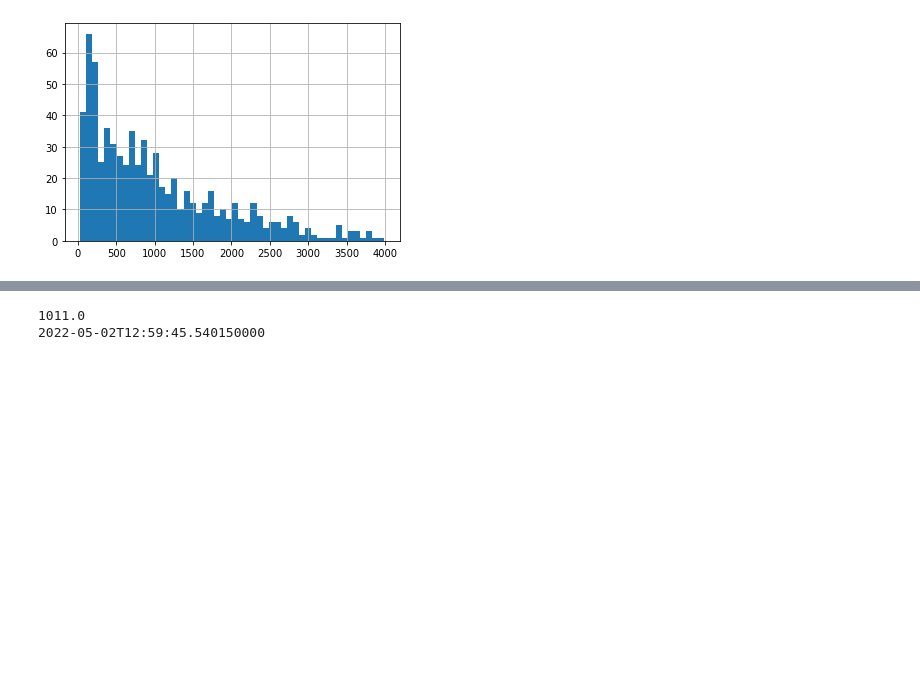
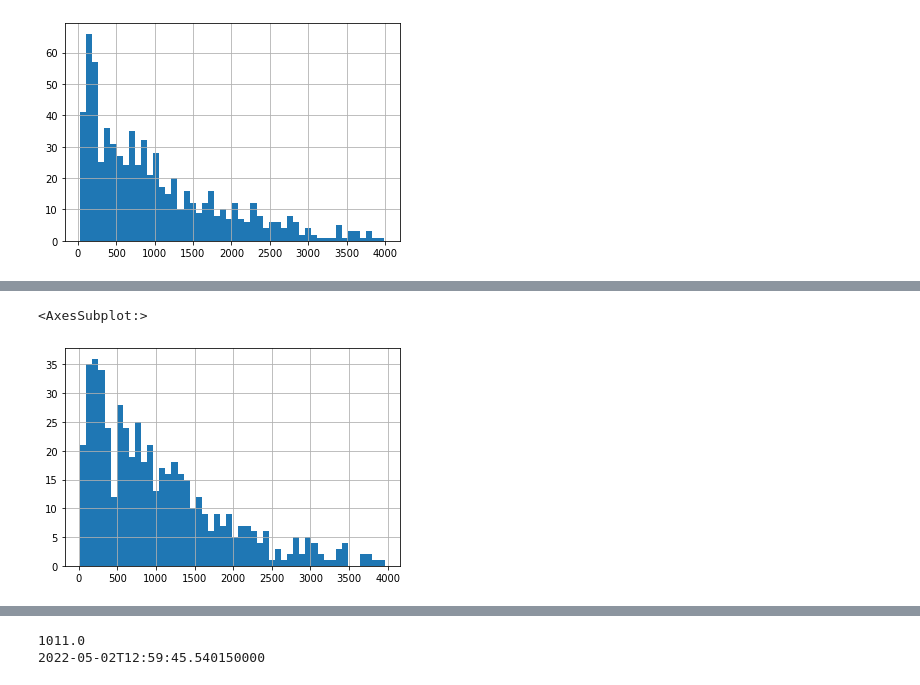
Before and after one commit to Smart-Classroom-Challenge/Data-Evaluation, a Jupyter notebook: data-evaluation.ipynb, the cells around one changed output, grey strips where cells are left out. Drawn from its saved outputs; the diff is of its cells as text; code cells hidden in the pictures; blank space fills up the shorter version.

```diff
--- a/data-evaluation.ipynb
+++ b/data-evaluation.ipynb
@@ -57,7 +57,39 @@ Stundenplan: <br/><br/>
 # %%
 stundenplan_primar_EG = [
     # week offset, (hour_start, minute_start), (hour_start, minute_start), people
-    (0, ( 7, 35), ( 8, 00), 22),
+    (0, ( 7, 35), ( 8, 00), 21),
+    (0, ( 8,  5), ( 8, 50), 21),
+    (0, ( 8, 55), ( 9, 40), 21),
+    (0, (10, 00), (10, 45), 21),
+    (0, (10, 50), (11, 35), 21),
+
+    (1, ( 7, 35), ( 8, 00), 21),
+    (1, ( 8,  5), ( 8, 50), 21),
+    (1, ( 8, 55), ( 9, 40), 21),
+    (1, (10, 00), (10, 45), 21),
+    (1, (13, 30), (14, 15), 11),
+    (1, (14, 20), (15,  5), 11),
+    (1, (15, 20), (16,  5), 11),
+
+    (2, ( 7, 35), ( 8, 00), 21),
+    (2, ( 8,  5), ( 8, 50), 21),
+    (2, ( 8, 55), ( 9, 40), 21),
+    (2, (10, 00), (10, 45), 21),
+    (2, (10, 50), (11, 35), 21),
+
+    (3, ( 7, 35), ( 8, 00), 21),
+    (3, ( 8,  5), ( 8, 50), 11),
+    (3, ( 8, 55), ( 9, 40), 11),
+    (3, (10, 00), (10, 45), 11),
+    (3, (10, 50), (11, 35), 11),
+    (3, (13, 30), (14, 15), 11),
+    (3, (14, 20), (15,  5), 11),
+    (3, (15, 20), (16,  5), 11),
+
+    (4, ( 7, 35), ( 8, 00), 21),
+    (4, ( 8,  5), ( 8, 50), 21),
+    (4, (10, 00), (10, 45), 21),
+    (4, (10, 50), (11, 35), 21),
 ]
 # %% [markdown]
 ### Klassenzimmer "oberstufe" / Verschiedene Klassen
@@ -625,14 +689,17 @@ data = get_measurement_for_timetable("Primarklasse_EG", stundenplan_primar_EG)
 # %%
 # für andere räume wiederholen
 
 data["time_5min"] = data["time"].dt.round("5min")
 min_max = data.groupby('time_5min', as_index=False)[['co2', 'time', 'People']].agg(['min', 'max'])
 # min und max people wird immer gleich sein, da die 5 minuten zeitfenster immer auf eine lektion fallen
 min_max.columns = ['min_co2', 'max_co2', 'min_time', 'max_time', 'min_people', 'max_people']
 
 # filter time frames, where min is after max # eg es wurde gelüftet
 min_max = min_max[min_max.min_time < min_max.max_time]
 
-diff = (min_max["max_co2"] - min_max["min_co2"]).astype(float)/min_max["max_people"] * 323 # m^3
+diff = (min_max["max_co2"] - min_max["min_co2"]).astype(float)/min_max["max_people"] * 210 # m^3
 diff = diff[diff < 4000]
 diff.hist(bins=50)
+# %% [output]
+<AxesSubplot:>
+[figure, added]
```
Also changed, not shown: parts of 4 cells of this notebook.
